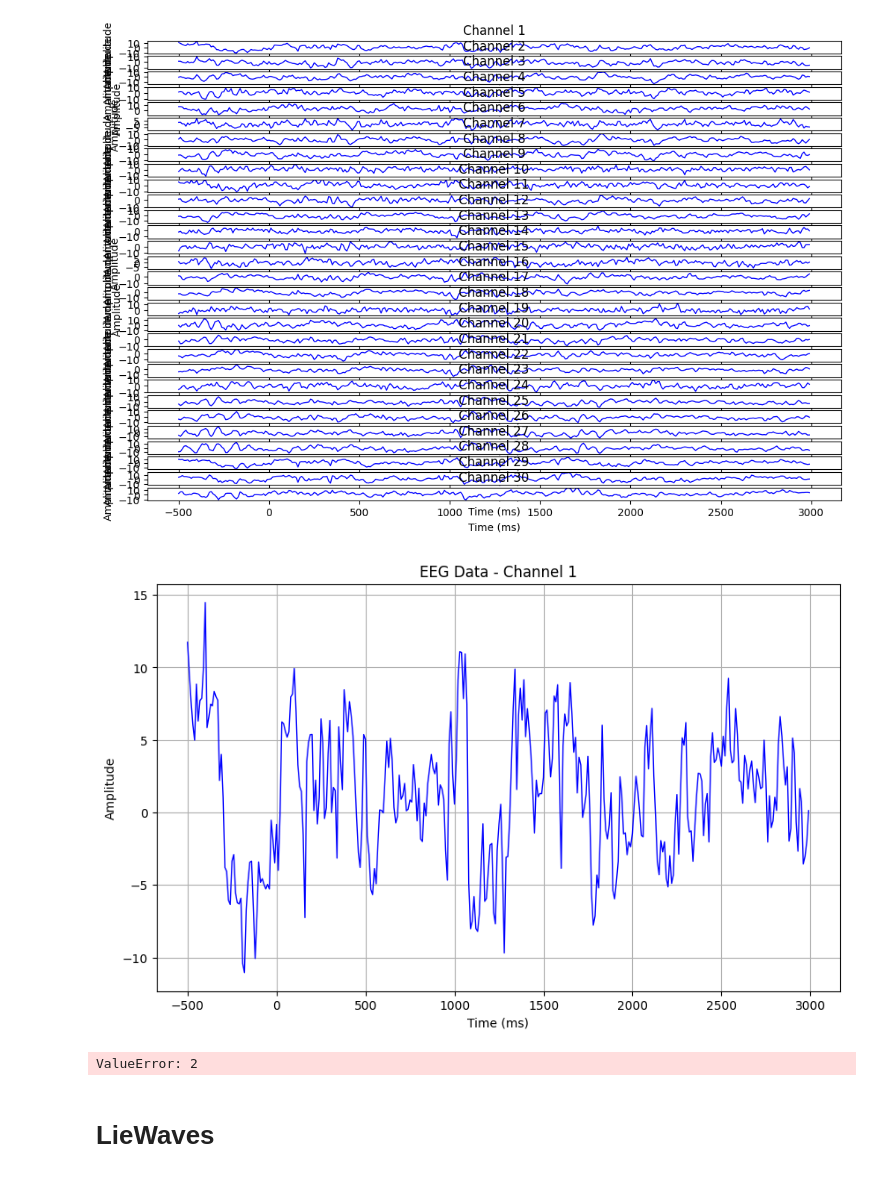
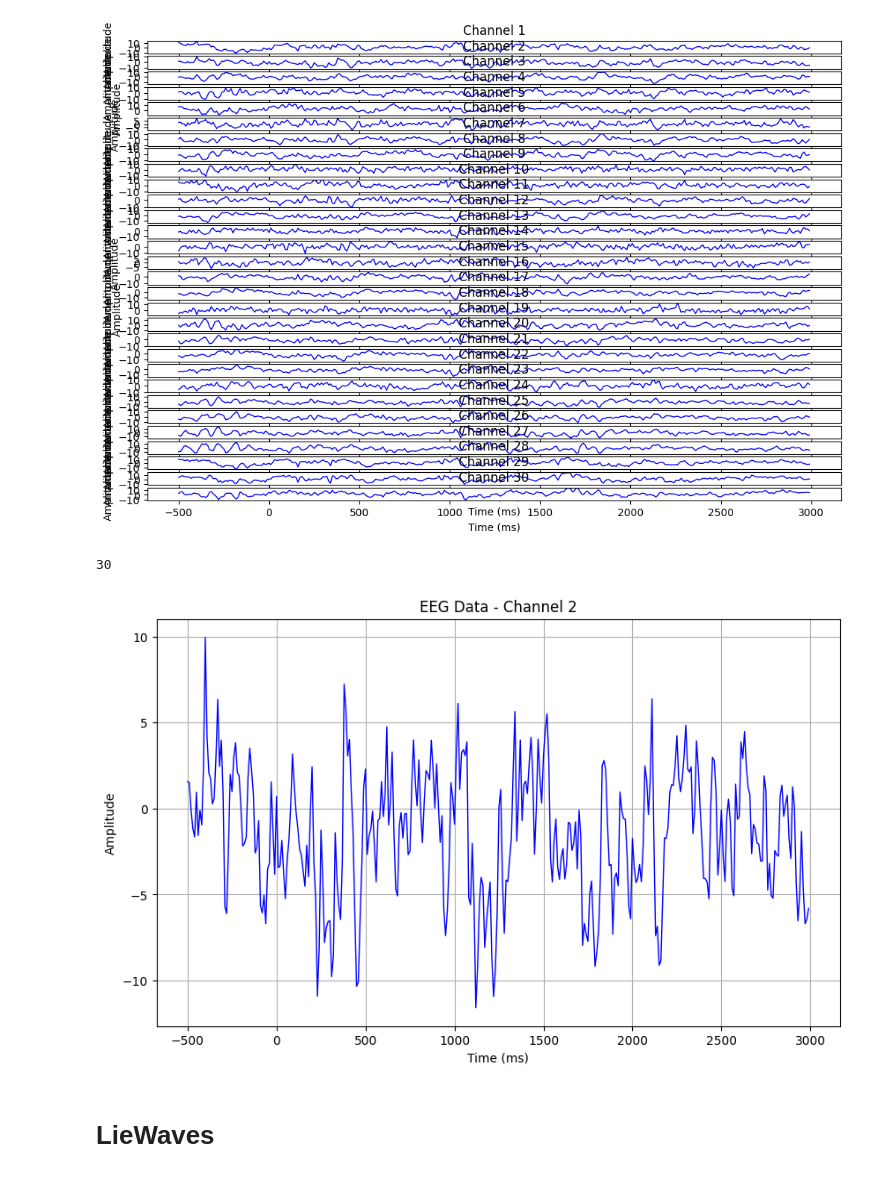
Before and after one commit to eldhosejoseph/thesis, a Jupyter notebook: thesis.ipynb, the cells around one changed output. Saved outputs shown, nothing was run; the diff lists cells and outputs as text; code cells hidden in the pictures.

```diff
--- a/thesis.ipynb
+++ b/thesis.ipynb
@@ -494,47 +494,34 @@ plt.tight_layout()
 plt.show()
 # %% [output]
 [figure]
+# %%
+print(num_channels)
+# %% [output]
+30
 # %%
 import matplotlib.pyplot as plt
 import numpy as np
 
 # Extract EEG data and timestamps
 eeg_data = observer_df.iloc[0][0]
 timestamps = observer_df.iloc[0][1]
 
 # Reshape timestamps to match the shape of EEG data
 timestamps = np.squeeze(timestamps)
 
 # Select the channel to plot (change this manually)
-channel_idx = 0
+channel_idx = 1
 
 # Plot EEG data for the selected channel
 plt.figure(figsize=(10, 6))
 plt.plot(timestamps, eeg_data[:, channel_idx, 0], color='b', linewidth=1)
 plt.xlabel('Time (ms)')
 plt.ylabel('Amplitude')
 plt.title(f'EEG Data - Channel {channel_idx + 1}')
 plt.grid(True)
 plt.show()
 # %% [output]
-[figure, old version]
+[figure, new version]
-# %%
-# Assuming 'observer' and 'player' are the relevant keys containing the NumPy arrays
-observer_data = mat_contents['observer']
-player_data = mat_contents['player']
-
-# Convert NumPy arrays to DataFrames
-observer_df = pd.DataFrame(observer_data)
-player_df = pd.DataFrame(player_data)
-
-# Display the DataFrames
-print("Observer DataFrame:")
-print(observer_df)
-
-print("\nPlayer DataFrame:")
-print(player_df)
-# %% [output]
-ValueError: 2
 # %% [markdown]
 # LieWaves
 # %% [markdown]
```
